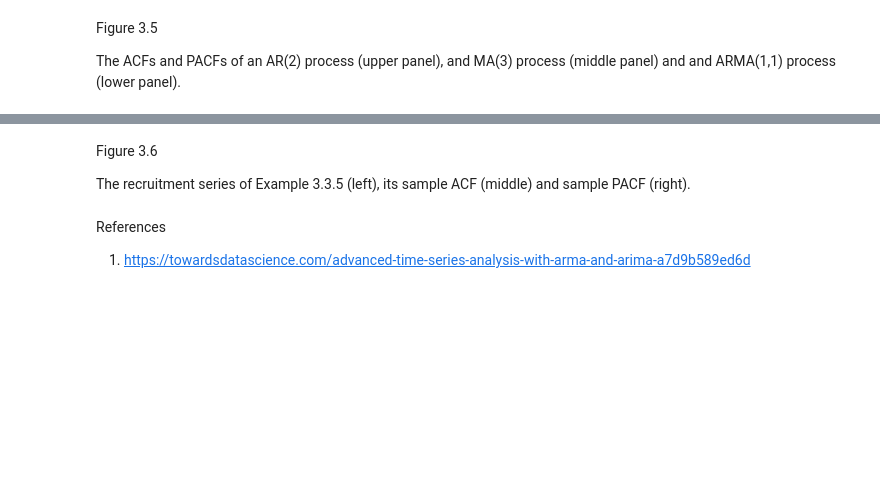
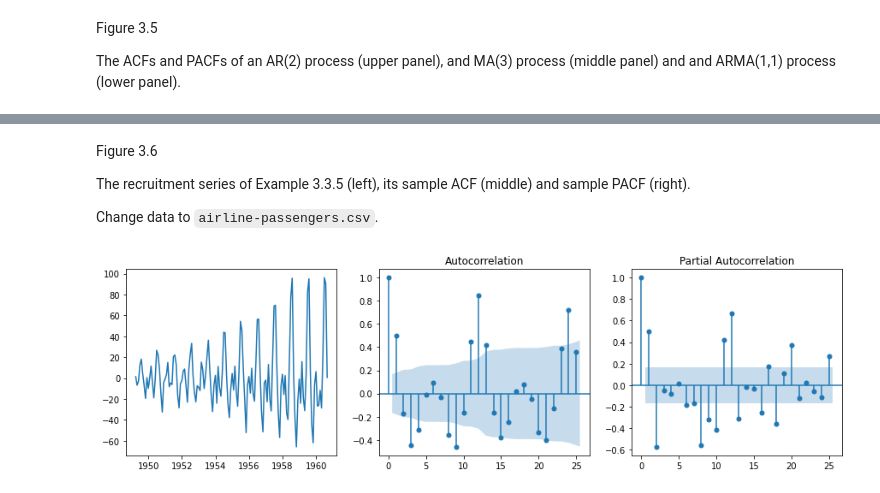
Before and after one commit to lu-lu-xue/Applied-Time-Series-Analysis, a Jupyter notebook: coding/ch3/Section 3.3.ipynb, the cells around one changed output, grey strips where cells are left out. Cells and saved outputs as stored; diff of their text form; code cells hidden in the pictures; blank space fills up the shorter version.

```diff
--- a/coding/ch3/Section 3.3.ipynb
+++ b/coding/ch3/Section 3.3.ipynb
@@ -93,5 +100,6 @@ plot_pacf(simulated_data, lags=25);
 # %% [markdown]
 Figure 3.6
 
-The recruitment series of Example 3.3.5 (left), its sample ACF (middle) and sample PACF
-(right).
+The recruitment series of Example 3.3.5 (left), its sample ACF (middle) and sample PACF (right).
+
+Change data to `airline-passengers.csv`.
@@ -100,4 +106,26 @@ The recruitment series of Example 3.3.5 (left), its sample ACF (middle) and samp
-# %% [markdown]
-References
-
-1. https://towardsdatascience.com/advanced-time-series-analysis-with-arma-and-arima-a7d9b589ed6d
+# %%
+# Load the AirPassengers dataset
+url = 'https://raw.githubusercontent.com/jbrownlee/Datasets/master/airline-passengers.csv'
+data = pd.read_csv(url)
+passengers = data['Passengers'].values
+
+# decompose
+decompose = seasonal_decompose(passengers,model='additive', period=7)
+trend = decompose.trend
+seasonal = decompose.seasonal
+res = decompose.resid
+# check the residuals
+#print(res)
+# remove nan valus
+res = res[~np.isnan(res)]
+# %%
+# set sticks for residuals
+times_res = np.arange(np.datetime64('1949-04'),
+                  np.datetime64('1960-10'))
+fig, axs = plt.subplots(1, 3, figsize=(15,4))
+axs[0].plot(times_res, res)
+plot_acf(res,lags=25,ax=axs[1])
+plot_pacf(res, lags=25,ax=axs[2])
+plt.show()
+# %% [output]
+[figure, added]
```
Also changed, not shown: parts of 20 cells of this notebook.
